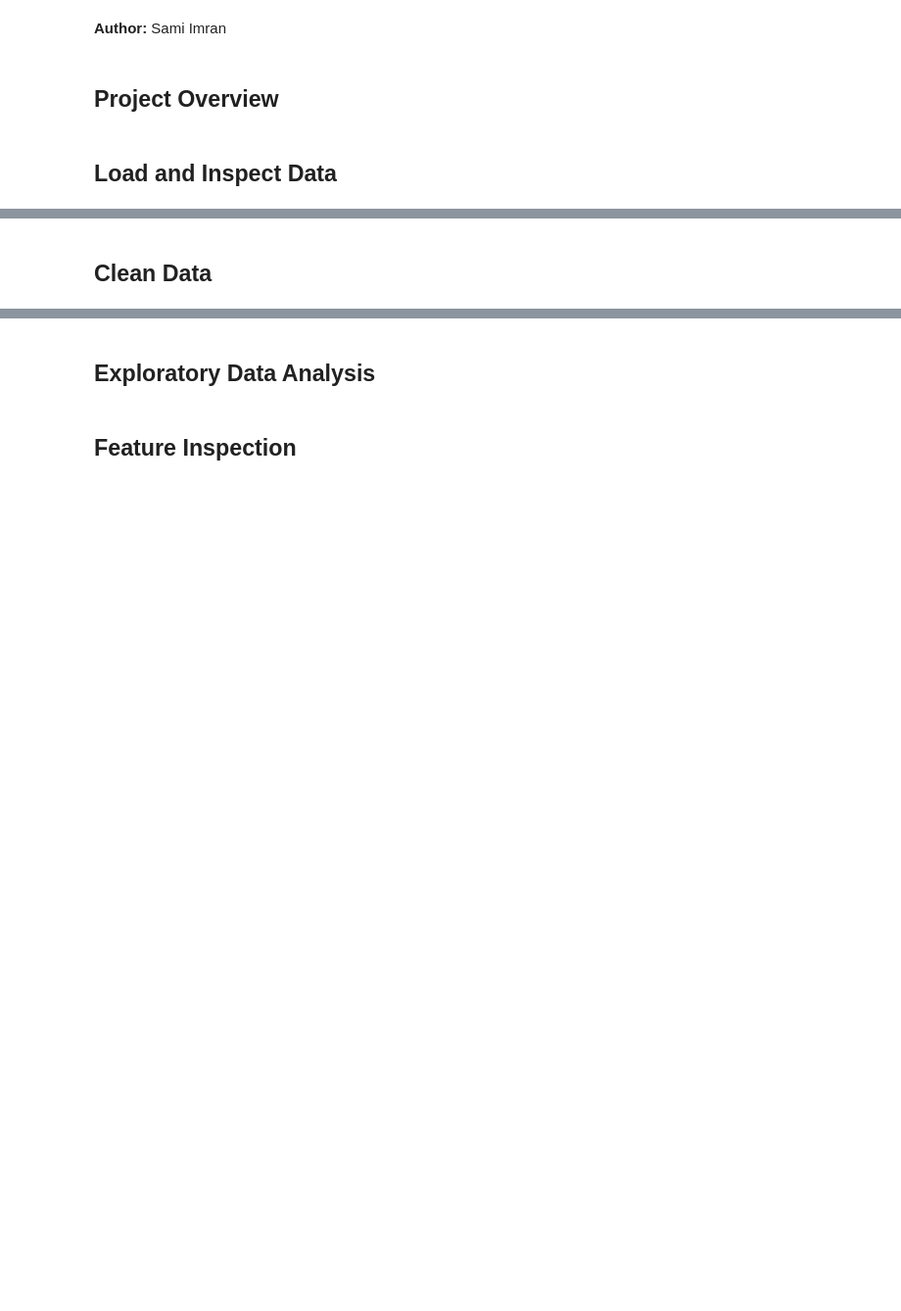
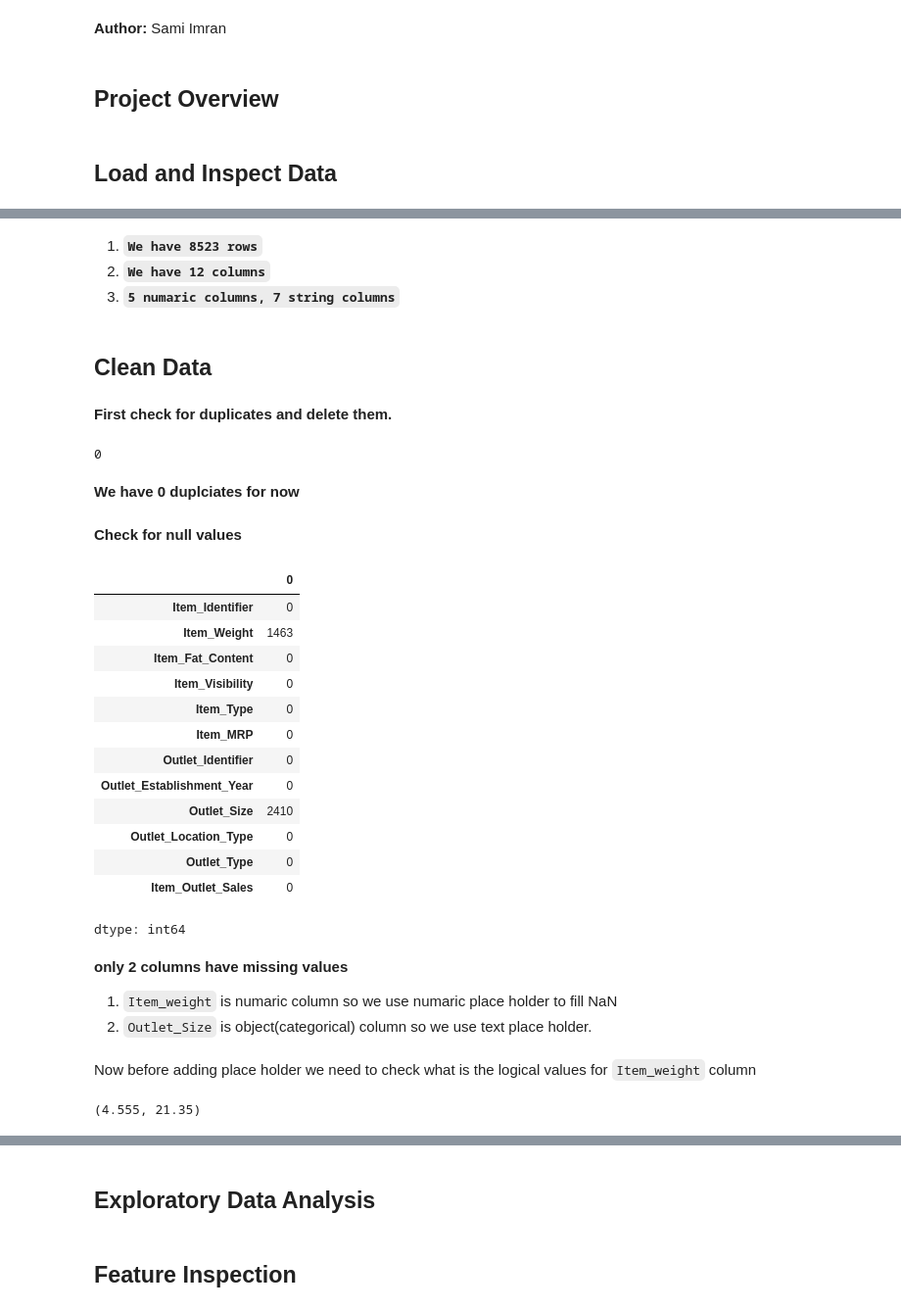
Before and after one commit to SamiOmran/Prediction-of-Product-Sales, a Jupyter notebook: Prediction_of_Product_Sales.ipynb, the cells around one changed output, grey strips where cells are left out. Shown at 98% size. Cells and saved outputs as stored; diff of their text form; code cells hidden in the pictures; blank space fills up the shorter version.

```diff
--- a/Prediction_of_Product_Sales.ipynb
+++ b/Prediction_of_Product_Sales.ipynb
@@ -13,2 +54,47 @@
+# %% [markdown]
+1. **`We have 8523 rows`**
+2. **`We have 12 columns`**
+3. **`5 numaric columns, 7 string columns`**
 # %% [markdown]
 ## Clean Data
+# %% [markdown]
+**First check for duplicates and delete them.**
+# %%
+duplicates = df.duplicated().sum()
+duplicates
+# %% [output]
+0
+# %% [markdown]
+**We have 0 duplciates for now**
+# %% [markdown]
+**Check for null values**
+# %%
+df.isna().sum()
+# %% [output]
+|  | 0 |
+| Item_Identifier | 0 |
+| Item_Weight | 1463 |
+| Item_Fat_Content | 0 |
+| Item_Visibility | 0 |
+| Item_Type | 0 |
+| Item_MRP | 0 |
+| Outlet_Identifier | 0 |
+| Outlet_Establishment_Year | 0 |
+| Outlet_Size | 2410 |
+| Outlet_Location_Type | 0 |
+| Outlet_Type | 0 |
+| Item_Outlet_Sales | 0 |
+dtype: int64
+# %% [markdown]
+**only 2 columns have missing values**
+
+
+1.   `Item_weight` is numaric column so we use numaric place holder to fill NaN
+2.   `Outlet_Size` is object(categorical) column so we use text place holder.
+# %% [markdown]
+Now before adding place holder we need to check what is the logical values for `Item_weight` column
+# %%
+min, max = df['Item_Weight'].min(), df['Item_Weight'].max()
+min, max
+# %% [output]
+(4.555, 21.35)
```
Also changed, not shown: parts of 21 cells of this notebook.
